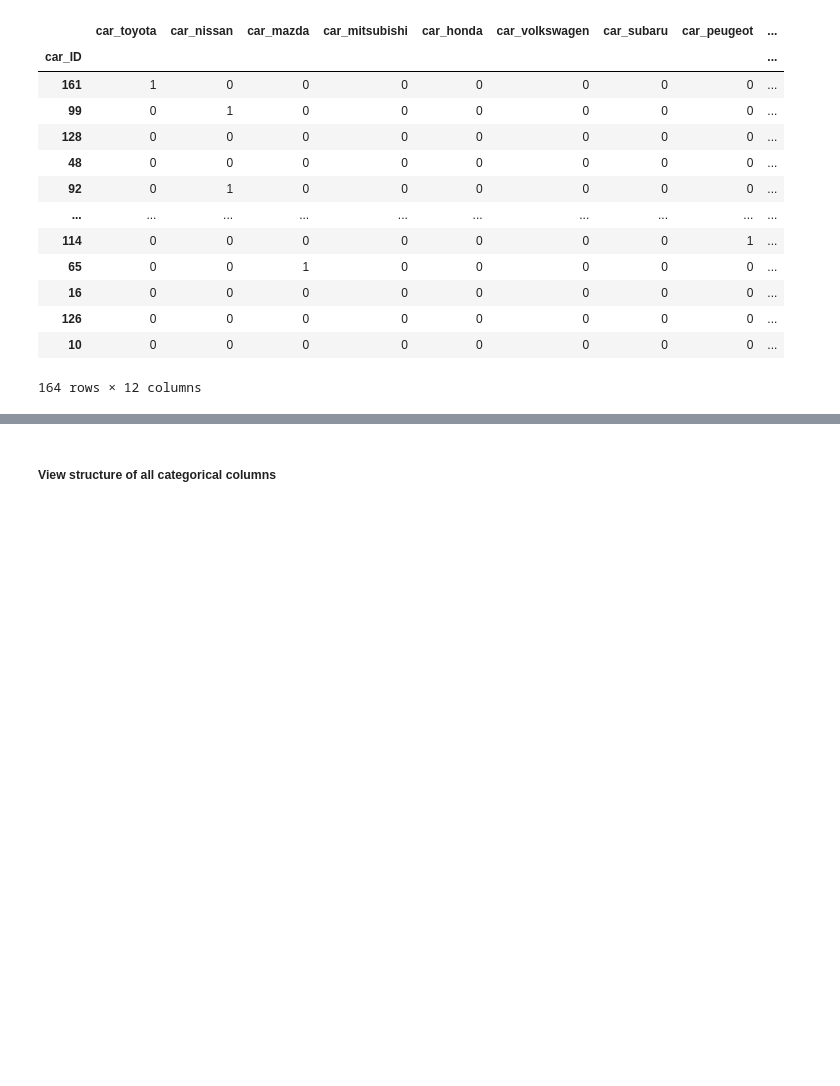
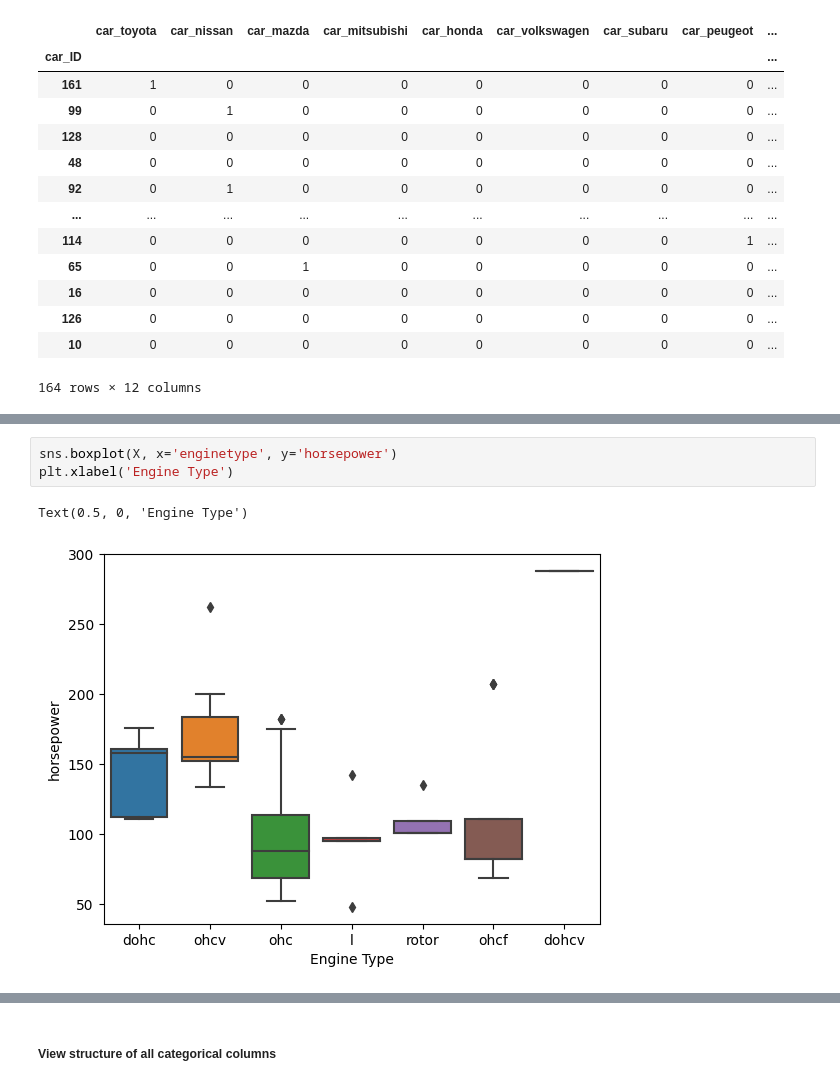
Before and after one commit to Sam-3l/Car-Price-Prediction, a Jupyter notebook: cars-price-prediction.ipynb, the cells around one changed output, grey strips where cells are left out. Cells and saved outputs as stored; diff of their text form; blank space fills up the shorter version.

```diff
--- a/cars-price-prediction.ipynb
+++ b/cars-price-prediction.ipynb
@@ -209,0 +244,6 @@ memory usage: 32.0+ KB
+# %%
+sns.boxplot(X, x='enginetype', y='horsepower')
+plt.xlabel('Engine Type')
+# %% [output]
+Text(0.5, 0, 'Engine Type')
+[figure, added]
```
Also changed, not shown: parts of 33 cells of this notebook.
